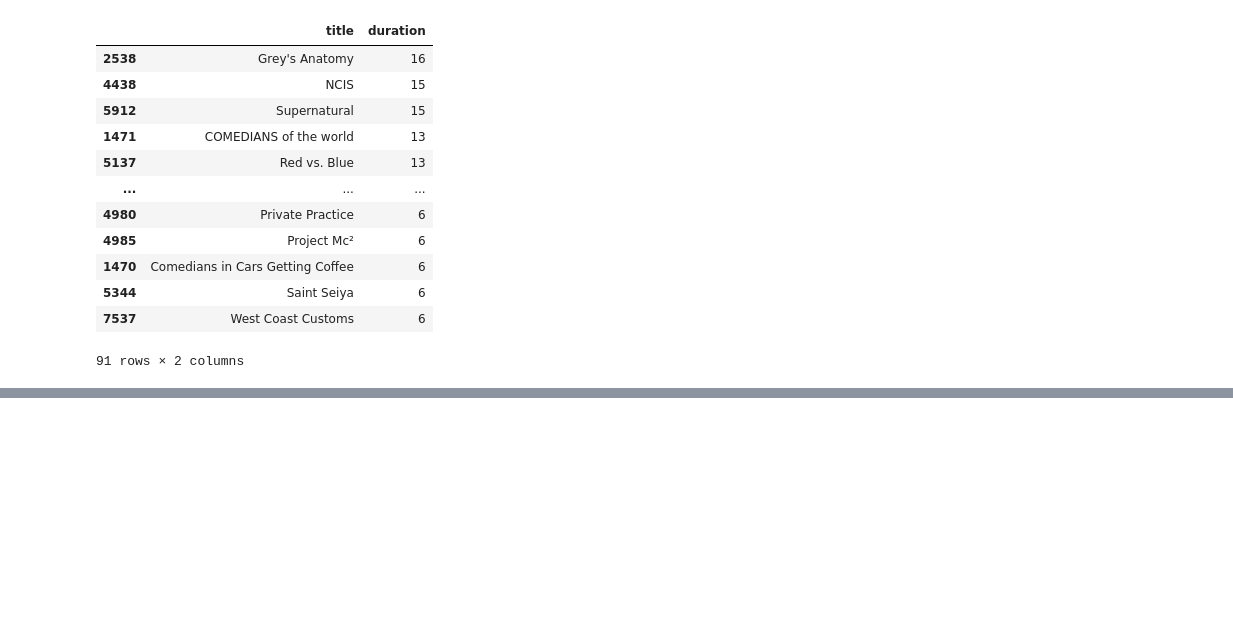
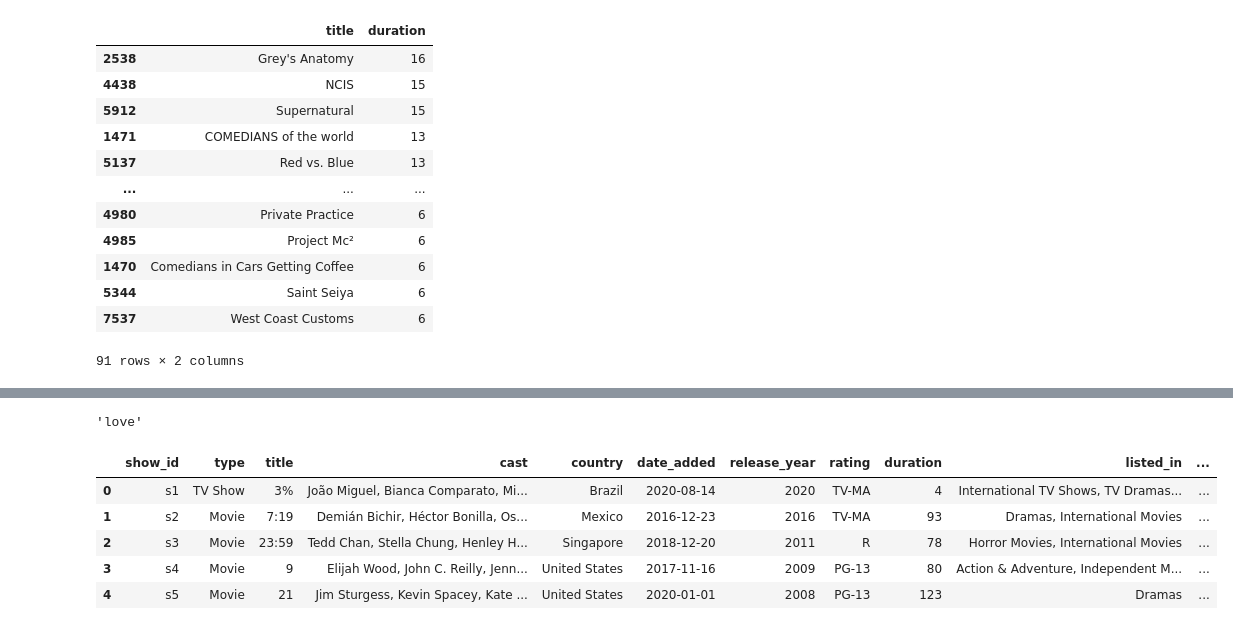
Before and after one commit to pankaj-beldar/Capstone_Project_04_Netflix_Movies_and_TV_Shows_Clustering, a Jupyter notebook: Capstone_Project_04_Netflix_Movies_and_TV_Shows_Clustering.ipynb, the cells around one changed output, grey strips where cells are left out. Cells and saved outputs as stored; diff of their text form; code cells hidden in the pictures; blank space fills up the shorter version.

```diff
--- a/Capstone_Project_04_Netflix_Movies_and_TV_Shows_Clustering.ipynb
+++ b/Capstone_Project_04_Netflix_Movies_and_TV_Shows_Clustering.ipynb
@@ -752,0 +905,48 @@ long_shows_df.sort_values(by=['duration'],ascending=False)
+# %%
+def transform_text(text):
+    text = text.lower()
+    text = nltk.word_tokenize(text)
+
+    y = []
+    for i in text:
+        if i.isalnum():
+            y.append(i)
+
+    text = y[:]
+    y.clear()
+
+    for i in text:
+        if i not in stopwords.words('english') and i not in string.punctuation:
+            y.append(i)
+
+    text = y[:]
+    y.clear()
+
+    for i in text:
+        y.append(ps.stem(i))
+
+
+    return " ".join(y)
+# %%
+from nltk.stem.porter import PorterStemmer
+ps = PorterStemmer()
+ps.stem('loving')
+# %% [output]
+'love'
+# %%
+df['new_description'] = df['description'].apply(transform_text)
+# %%
+from nltk.corpus import stopwords
+stop = stopwords.words('english')
+df['new_description'].apply(lambda x: [item for item in x if item not in stop])
+# remove short words
+df['new_description'] = df['new_description'].apply(lambda x: ' '.join([w for w in x.split() if len(w) > 2]))
+# %%
+df.head()
+# %% [output]
+|  | show_id | type | title | cast | country | date_added | release_year | rating | duration | listed_in | ... |
+| 0 | s1 | TV Show | 3% | João Miguel, Bianca Comparato, Mi... | Brazil | 2020-08-14 | 2020 | TV-MA | 4 | International TV Shows, TV Dramas... | ... |
+| 1 | s2 | Movie | 7:19 | Demián Bichir, Héctor Bonilla, Os... | Mexico | 2016-12-23 | 2016 | TV-MA | 93 | Dramas, International Movies | ... |
+| 2 | s3 | Movie | 23:59 | Tedd Chan, Stella Chung, Henley H... | Singapore | 2018-12-20 | 2011 | R | 78 | Horror Movies, International Movies | ... |
+| 3 | s4 | Movie | 9 | Elijah Wood, John C. Reilly, Jenn... | United States | 2017-11-16 | 2009 | PG-13 | 80 | Action & Adventure, Independent M... | ... |
+| 4 | s5 | Movie | 21 | Jim Sturgess, Kevin Spacey, Kate ... | United States | 2020-01-01 | 2008 | PG-13 | 123 | Dramas | ... |
```
Also changed, not shown: parts of 37 cells of this notebook.
